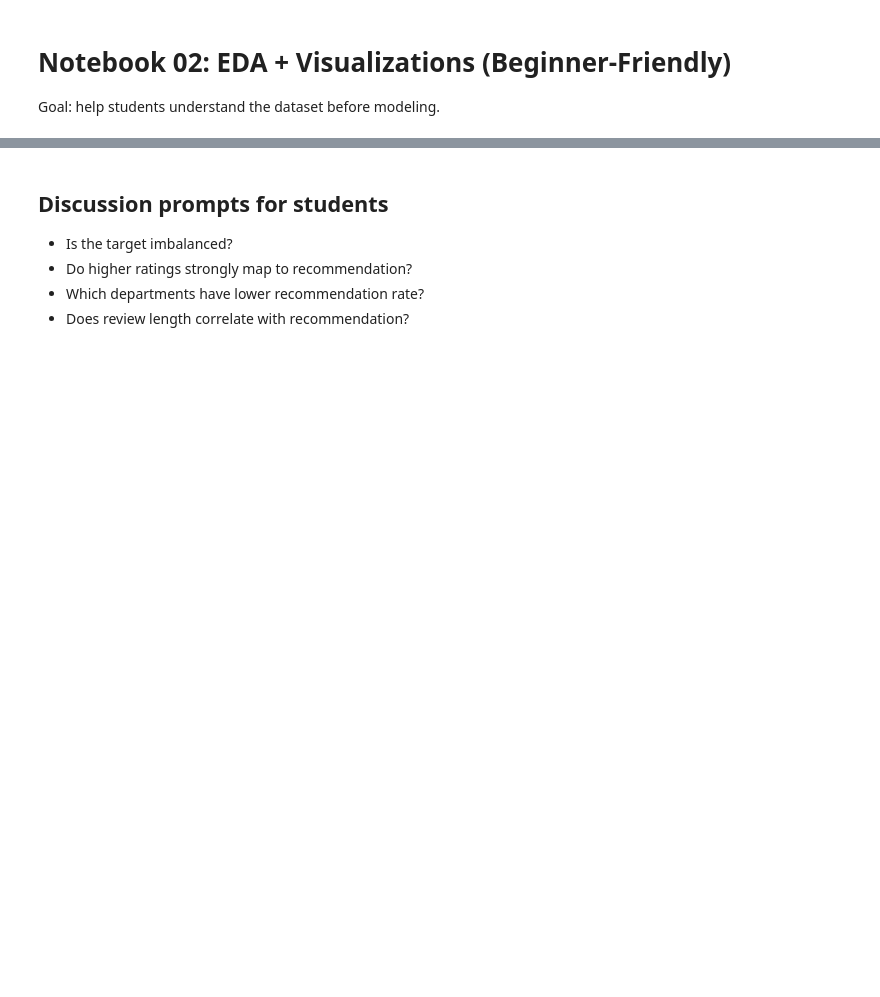
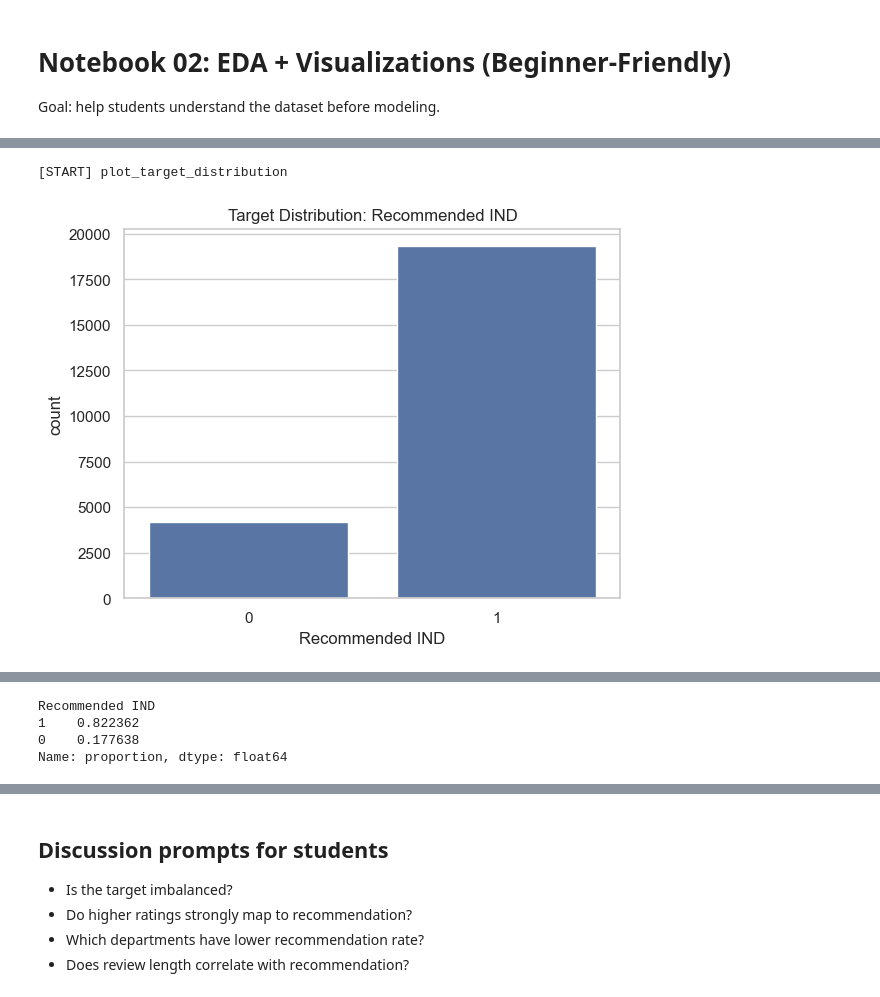
Before and after one commit to akhilvydyula/womens-e-commerce-reviews, a Jupyter notebook: notebooks/02_eda_visualizations.ipynb, the cells around one changed output, grey strips where cells are left out. Drawn from its saved outputs; the diff is of its cells as text; code cells hidden in the pictures; blank space fills up the shorter version.

```diff
--- a/notebooks/02_eda_visualizations.ipynb
+++ b/notebooks/02_eda_visualizations.ipynb
@@ -23,7 +110,13 @@ display(df.isnull().sum().sort_values(ascending=False).head(10))
 # %%
 # Target distribution
-ax = sns.countplot(data=df, x='Recommended IND')
-ax.set_title('Target Distribution: Recommended IND')
-plt.show()
+with timed_step('plot_target_distribution'):
+    ax = sns.countplot(data=df, x='Recommended IND')
+    ax.set_title('Target Distribution: Recommended IND')
+    plt.show()
 
-df['Recommended IND'].value_counts(normalize=True)
+target_dist = df['Recommended IND'].value_counts(normalize=True)
+logger.info('target_distribution=%s', target_dist.to_dict())
+target_dist
+# %% [output]
+[START] plot_target_distribution
+[figure, added]
@@ -30,2 +124,6 @@ df['Recommended IND'].value_counts(normalize=True)
+Recommended IND
+1    0.822362
+0    0.177638
+Name: proportion, dtype: float64
 # %%
 # Rating vs recommendation
```
Also changed, not shown: parts of 8 cells of this notebook, 40 other files.
